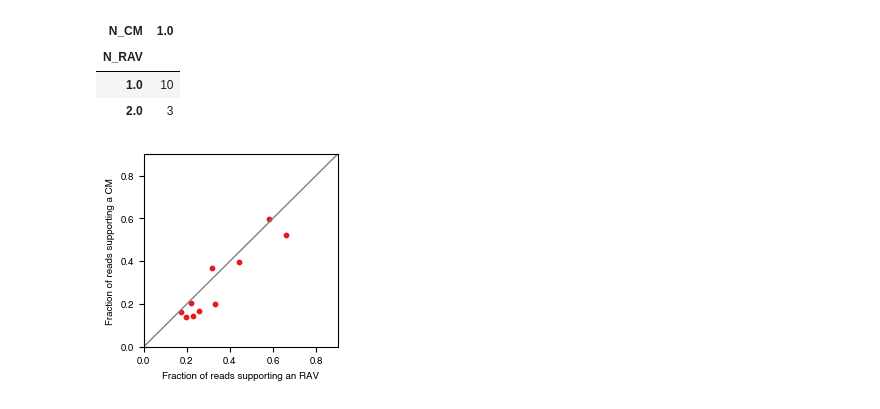
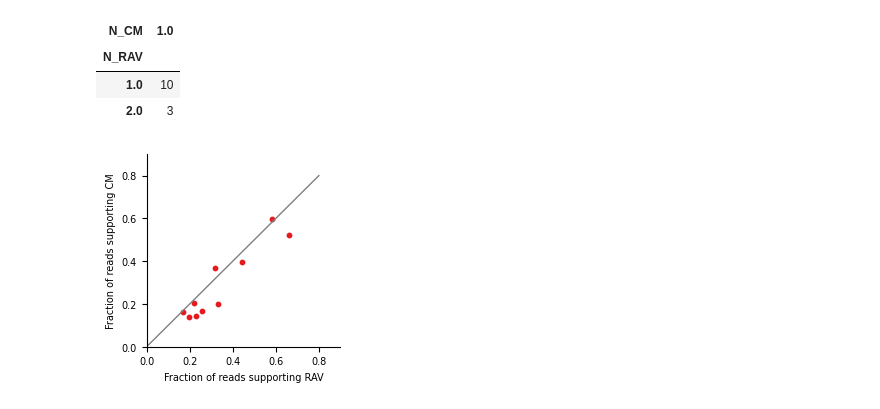
Before and after one commit to fowler-lab/tuberculosis-RNAP-subpopulations, a Jupyter notebook: analysis.ipynb, the cells around one changed output. Drawn from its saved outputs; the diff is of its cells as text; code cells hidden in the pictures.

```diff
--- a/analysis.ipynb
+++ b/analysis.ipynb
@@ -518,14 +556,19 @@ pd.crosstab(minor_samples_with_CM.N_RAV, minor_samples_with_CM.N_CM)
 # %%
 df = minor_samples_with_CM[(minor_samples_with_CM.N_RAV==1) & (minor_samples_with_CM.N_CM==1)]
 axis = df.plot('MAX_RAV_FRS', 'MAX_CM_FRS', kind='scatter', color='#e41a1c', s=10, figsize=(2.5,2.5))
 figure = axis.get_figure()
-axis.plot([0, 1], [0, 1], color='grey', lw=1)
+axis.plot([0, 0.8], [0, 0.8], color='grey', lw=1)
 axis.set_xlim(0,0.9)
 axis.set_ylim(0,0.9)
 axis.set_xticks(np.arange(0,0.9,0.2))
 axis.set_yticks(np.arange(0,0.9,0.2))
-axis.set_xlabel('Fraction of reads supporting an RAV')
-axis.set_ylabel('Fraction of reads supporting a CM')
+axis.set_xlabel('Fraction of reads supporting RAV')
+axis.set_ylabel('Fraction of reads supporting CM')
+
+# remove unnecessary spines
+axis.spines["top"].set_visible(False)
+axis.spines["right"].set_visible(False)
+
 figure.savefig('pdf/fig-cm-rav-fraction-reads.pdf', bbox_inches='tight', transparent=True)
 # %% [output]
-[figure, old version]
+[figure, new version]
```
Also changed, not shown: parts of 11 cells of this notebook, 1 other file.
